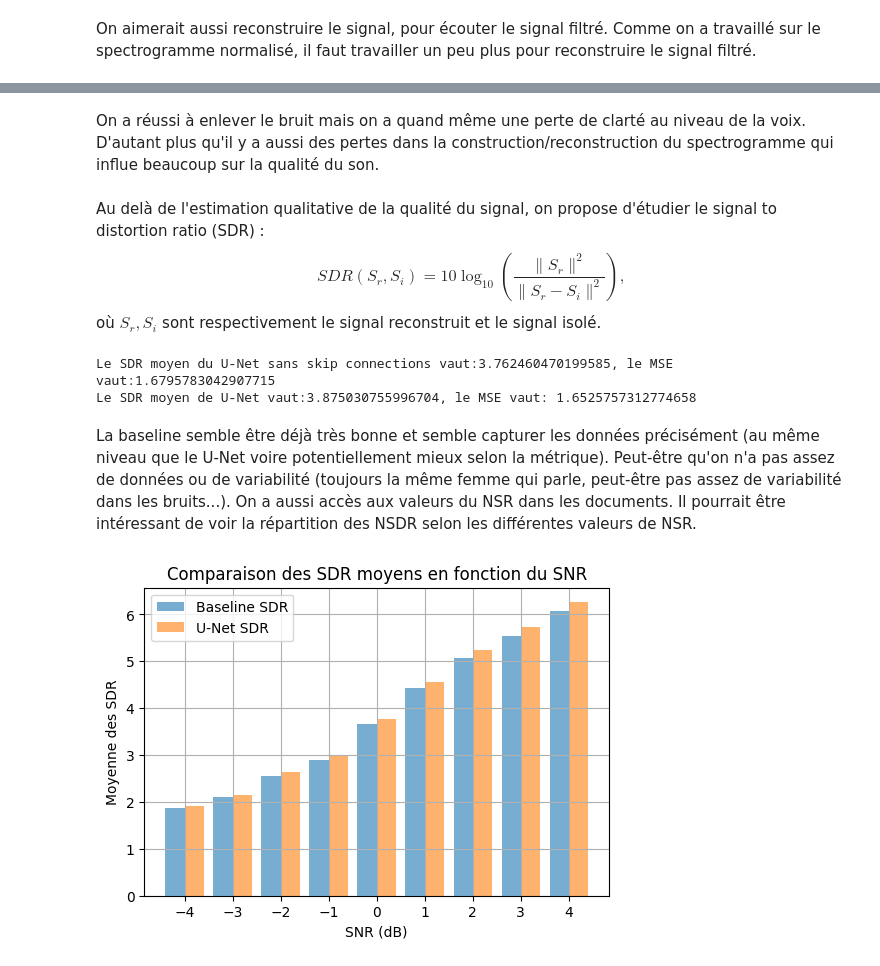
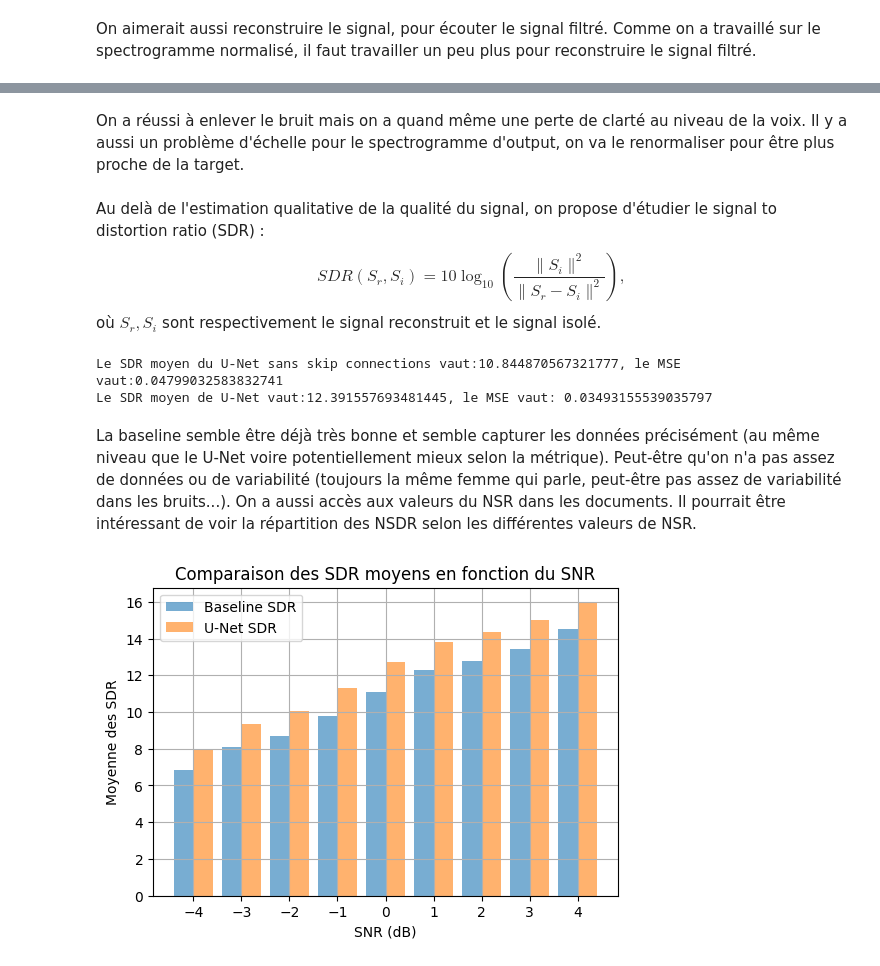
Before and after one commit to romainpujol/deep_learning_signal, a Jupyter notebook: source_separation.ipynb, the cells around one changed output, grey strips where cells are left out. Saved outputs shown, nothing was run; the diff lists cells and outputs as text; code cells hidden in the pictures.

```diff
--- a/source_separation.ipynb
+++ b/source_separation.ipynb
@@ -723,9 +778,9 @@ Signal brut : mix_snr_-3.wav
 # %% [markdown]
-On a réussi à enlever le bruit mais on a quand même une perte de clarté au niveau de la voix. D'autant plus qu'il y a aussi des pertes dans la construction/reconstruction du spectrogramme qui influe beaucoup sur la qualité du son.
+On a réussi à enlever le bruit mais on a quand même une perte de clarté au niveau de la voix. Il y a aussi un problème d'échelle pour le spectrogramme d'output, on va le renormaliser pour être plus proche de la target.
 # %% [markdown]
 Au delà de l'estimation qualitative de la qualité du signal, on propose d'étudier le signal to distortion ratio (SDR) :
 $$
-SDR(S_r,S_i)=10\log_{10}\left(\frac{\lVert S_r\rVert^2}{\lVert S_r-S_i\rVert^2}\right),
+SDR(S_r,S_i)=10\log_{10}\left(\frac{\lVert S_i\rVert^2}{\lVert S_r-S_i\rVert^2}\right),
 $$
 où $S_r,S_i$ sont respectivement le signal reconstruit et le signal isolé.
 # %%
@@ -773,6 +828,8 @@ for i in range(2000):
 
     data1 = data1[:64897]
     data2 = data2[:64897]
+    target_spectrogram = to_spectrogram(data1,fe1)
+
     input_spectrogram,phase,max,min = to_spectrogram_reconstruction(data2, fe2)
     input_tensor = torch.tensor(input_spectrogram).unsqueeze(0).unsqueeze(0).float()
 
@@ -785,9 +842,12 @@ for i in range(2000):
 
     mask = output.squeeze().cpu().numpy()
     spectrogram_output = mask*input_spectrogram
+    spectrogram_output = (spectrogram_output-np.min(spectrogram_output))/(np.max(spectrogram_output)-np.min(spectrogram_output))
     signal_baseline = masked_spectrogram_to_complex_spectrogram(spectrogram_output,phase,max,min,fe)
-    mse_baseline += mse(signal_baseline,data1)
-    sdr_mean_baseline += compute_sdr(signal_baseline,data1)
+    signal_target = masked_spectrogram_to_complex_spectrogram(target_spectrogram,phase,max,min,fe)
+
+    mse_baseline += mse(signal_baseline,signal_target)
+    sdr_mean_baseline += compute_sdr(signal_baseline,signal_target)
 
     unet.to(device)
     input_tensor = input_tensor.to(device)
@@ -796,15 +856,17 @@ for i in range(2000):
 
     mask = output.squeeze().cpu().numpy()
     spectrogram_output = mask*input_spectrogram
+    spectrogram_output = (spectrogram_output-np.min(spectrogram_output))/(np.max(spectrogram_output)-np.min(spectrogram_output))
+
     signal_unet = masked_spectrogram_to_complex_spectrogram(spectrogram_output,phase,max,min,fe)
-    mse_unet += mse(signal_unet,data1)
-    sdr_mean_unet += compute_sdr(signal_unet,data1)
+    mse_unet += mse(signal_unet,signal_target)
+    sdr_mean_unet += compute_sdr(signal_unet,signal_target)
 
 print(f'Le SDR moyen du U-Net sans skip connections vaut:{sdr_mean_baseline/2000}, le MSE vaut:{mse_baseline/2000}')
 print(f'Le SDR moyen de U-Net vaut:{sdr_mean_unet/2000}, le MSE vaut: {mse_unet/2000}')
 # %% [output]
-Le SDR moyen du U-Net sans skip connections vaut:3.762460470199585, le MSE vaut:1.6795783042907715
-Le SDR moyen de U-Net vaut:3.875030755996704, le MSE vaut: 1.6525757312774658
+Le SDR moyen du U-Net sans skip connections vaut:10.844870567321777, le MSE vaut:0.04799032583832741
+Le SDR moyen de U-Net vaut:12.391557693481445, le MSE vaut: 0.03493155539035797
 # %% [markdown]
 La baseline semble être déjà très bonne et semble capturer les données précisément (au même niveau que le U-Net voire potentiellement mieux selon la métrique). Peut-être qu'on n'a pas assez de données ou de variabilité (toujours la même femme qui parle, peut-être pas assez de variabilité dans les bruits...). On a aussi accès aux valeurs du NSR dans les documents. Il pourrait être intéressant de voir la répartition des NSDR selon les différentes valeurs de NSR.
 # %%
@@ -836,6 +898,7 @@ for i in range(2000):
     data1 = data1[:64897]
     data2 = data2[:64897]
 
+    target_spectrogram=to_spectrogram(data1,fe)
     input_spectrogram, phase, max_val, min_val = to_spectrogram_reconstruction(data2, fe2)
     input_tensor = torch.tensor(input_spectrogram).unsqueeze(0).unsqueeze(0).float()
 
@@ -851,37 +914,40 @@ for i in range(2000):
     signal_baseline = masked_spectrogram_to_complex_spectrogram(
         spectrogram_baseline, phase, max_val, min_val, fe2
     )
-    sdr_baseline = compute_sdr(signal_baseline,data1)
+    signal_target = masked_spectrogram_to_complex_spectrogram(
+        target_spectrogram, phase, max_val, min_val, fe2
+    )
+    sdr_baseline = compute_sdr(signal_baseline,signal_target)
     snr_sdr_values_baseline[snr].append(sdr_baseline)
 
     unet.to(device)
     with torch.no_grad():
         output_unet = unet(input_tensor)
 
     mask_unet = output_unet.squeeze().cpu().numpy()
     spectrogram_unet = mask_unet * input_spectrogram
     signal_unet = masked_spectrogram_to_complex_spectrogram(
         spectrogram_unet, phase, max_val, min_val, fe2
     )
-    sdr_unet = compute_sdr(signal_unet,data1)
+    sdr_unet = compute_sdr(signal_unet,signal_target)
     snr_sdr_values_unet[snr].append(sdr_unet)
 
 baseline_means = [np.mean(snr_sdr_values_baseline[snr]) for snr in snr_values]
 unet_means = [np.mean(snr_sdr_values_unet[snr]) for snr in snr_values]
 
 plt.figure(figsize=(6, 4))
 plt.bar(np.array(snr_values) - 0.2, baseline_means, width=0.4, label='Baseline SDR', alpha=0.6, align='center')
 plt.bar(np.array(snr_values) + 0.2, unet_means, width=0.4, label='U-Net SDR', alpha=0.6, align='center')
 
 plt.xlabel('SNR (dB)')
 plt.ylabel('Moyenne des SDR')
 plt.title('Comparaison des SDR moyens en fonction du SNR')
 plt.xticks(snr_values)
 plt.legend()
 plt.grid()
 plt.show()
 # %% [output]
-[figure, old version]
+[figure, new version]
 # %%
 model = u_net_source_separation()
 model.load_state_dict(torch.load('u_net_source_separation.pth',weights_only=True))
```
Also changed, not shown: parts of 5 cells of this notebook.
